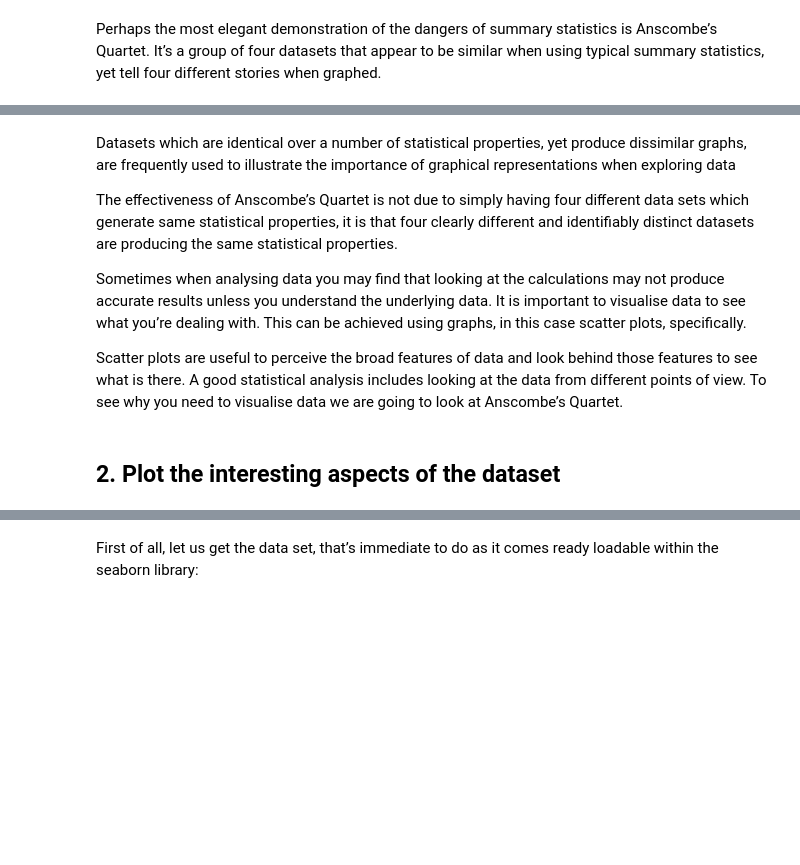
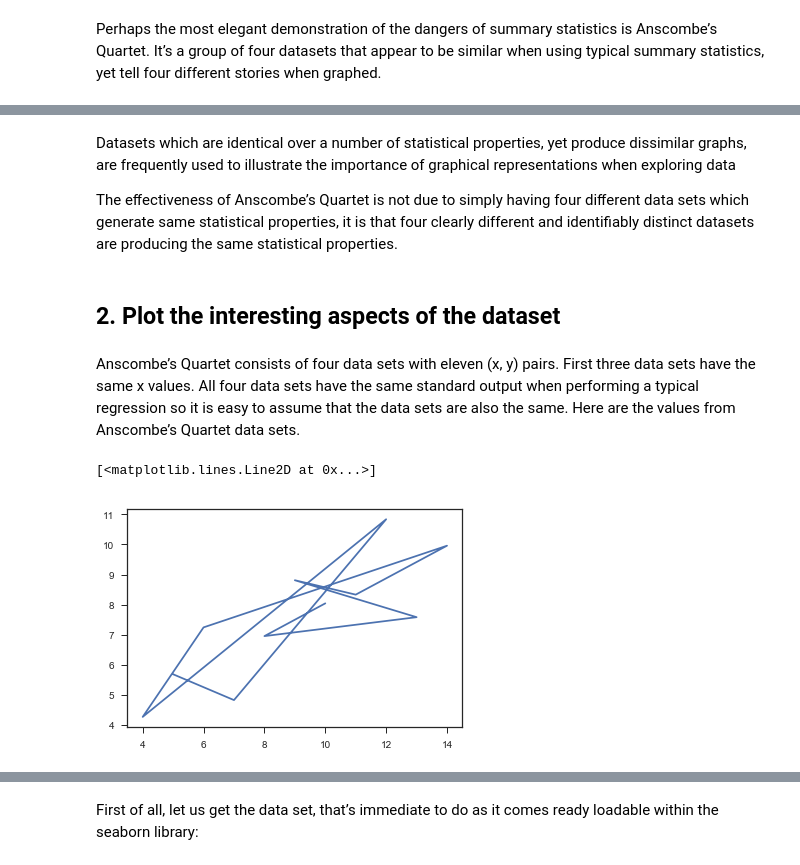
Before and after one commit to MarianneLawless/Fundamentals-of-DA-Pratical-Assignments, a Jupyter notebook: An Analysis of Anscombe's quartet dataset .ipynb, the cells around one changed output, grey strips where cells are left out. Cells and saved outputs as stored; diff of their text form; code cells hidden in the pictures; blank space fills up the shorter version.

```diff
--- a/An Analysis of Anscombe's quartet dataset .ipynb
+++ b/An Analysis of Anscombe's quartet dataset .ipynb
@@ -32,9 +32,5 @@ While Chatterjee and Firat wanted to create datasets as graphically dissimilar a
 Datasets which are identical over a number of statistical properties, yet produce dissimilar graphs, are frequently used to illustrate the importance of graphical representations when exploring data
 
 The eﬀectiveness of Anscombe’s Quartet is not due to simply having four diﬀerent data sets which generate same statistical properties, it is that four clearly different and identifiably distinct datasets are producing the same statistical properties.
-
-Sometimes when analysing data you may find that looking at the calculations may not produce accurate results unless you understand the underlying data. It is important to visualise data to see what you’re dealing with. This can be achieved using graphs, in this case scatter plots, specifically.
-
-Scatter plots are useful to perceive the broad features of data and look behind those features to see what is there. A good statistical analysis includes looking at the data from different points of view. To see why you need to visualise data we are going to look at Anscombe’s Quartet.
 # %% [markdown]
 ## 2. Plot the interesting aspects of the dataset
@@ -44,0 +37,2 @@ import numpy as np #Quick summary statistics
+# %% [markdown]
+Anscombe’s Quartet consists of four data sets with eleven (x, y) pairs. First three data sets have the same x values. All four data sets have the same standard output when performing a typical regression so it is easy to assume that the data sets are also the same. Here are the values from Anscombe’s Quartet data sets.
@@ -44,0 +41,5 @@ import numpy as np #Quick summary statistics
+# %%
+pl.plot(df['x1'], df['y1'],'')
+# %% [output]
+[<matplotlib.lines.Line2D at 0x...>]
+[figure, added]
```
Also changed, not shown: parts of 32 cells of this notebook.
